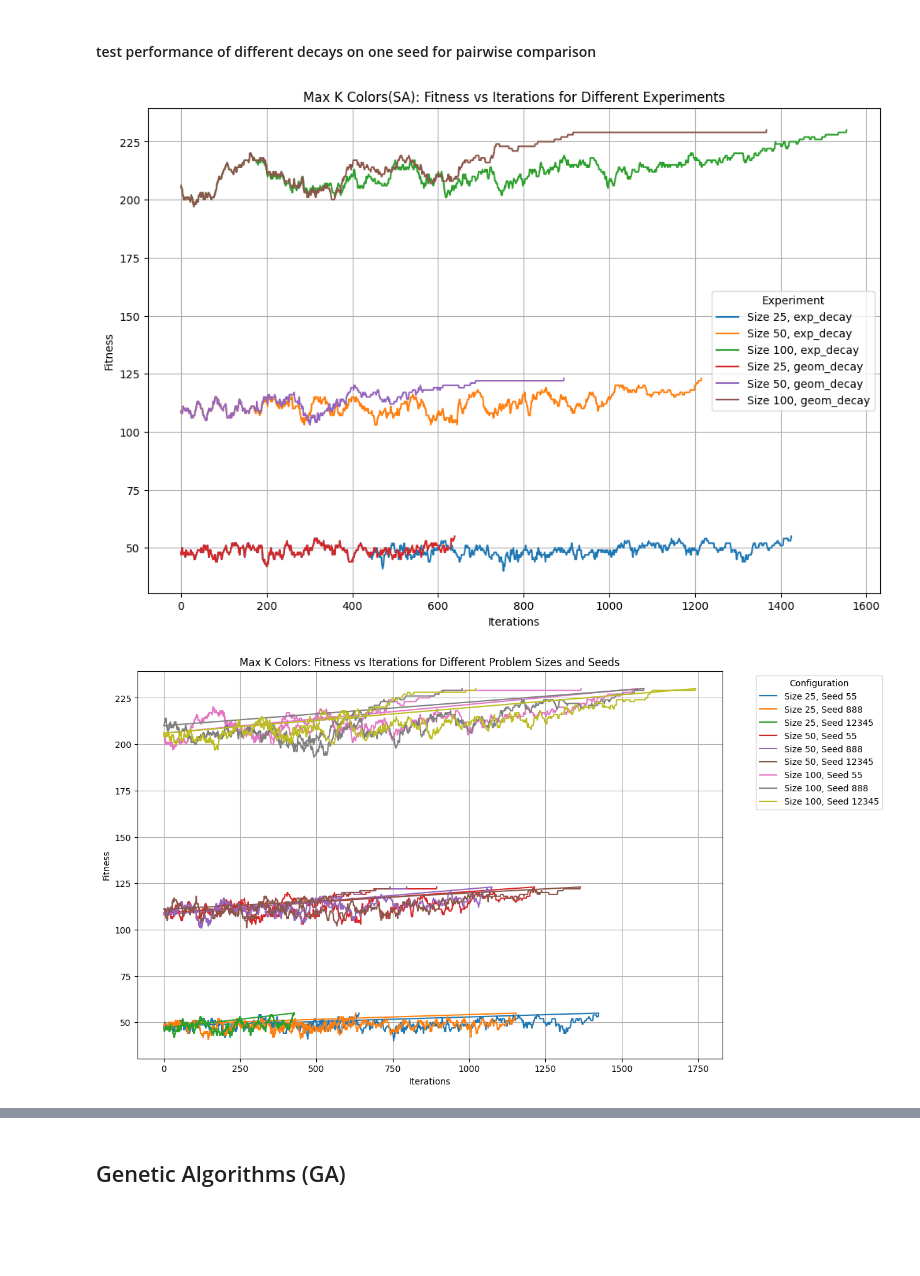
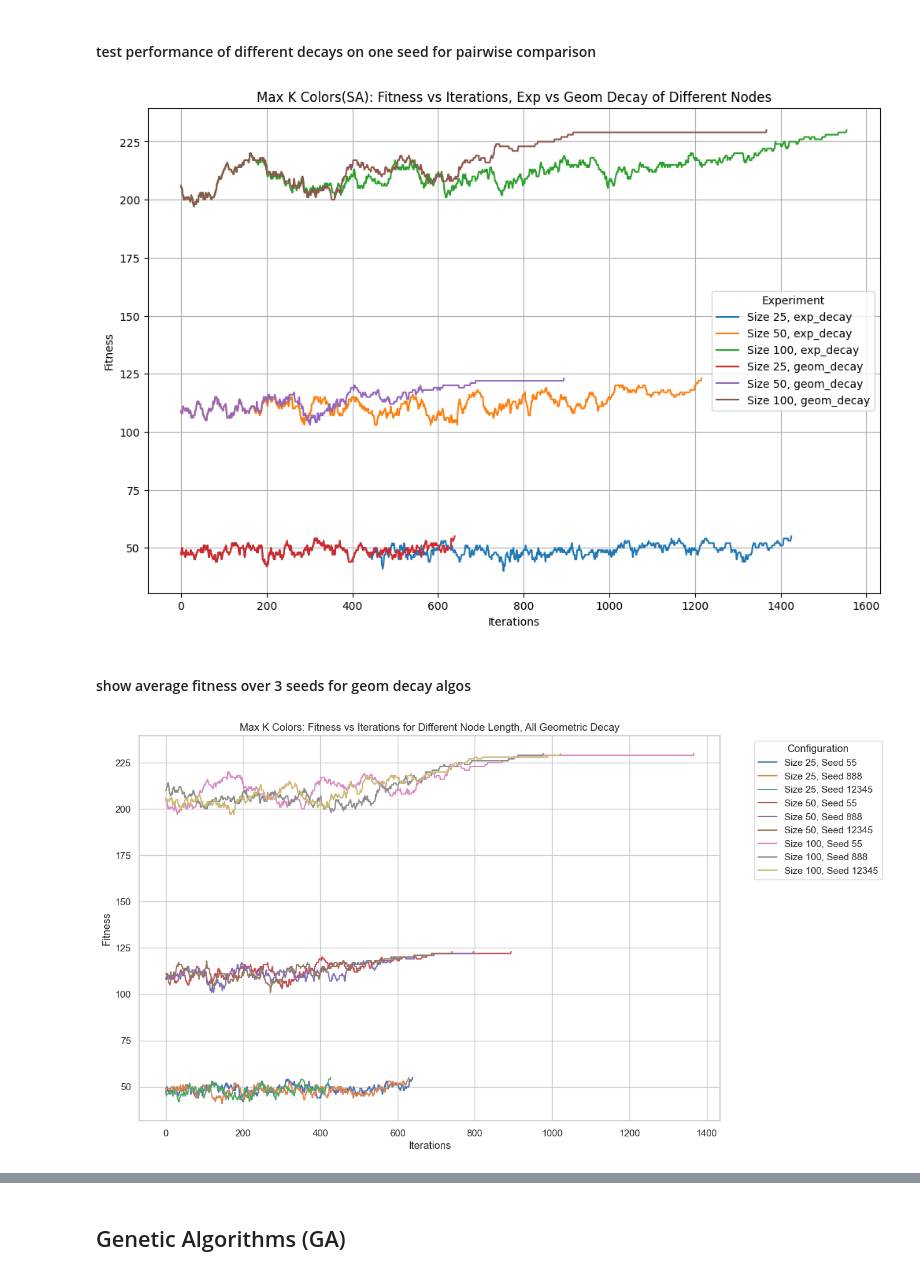
Before and after one commit to melodyyu/cs7641-a2-optimization, a Jupyter notebook: maxKColors_optimization.ipynb, the cells around one changed output, grey strips where cells are left out. Drawn from its saved outputs; the diff is of its cells as text; code cells hidden in the pictures; blank space fills up the shorter version.

Commit message:
graph fitness/iteration of average of 3 seeds for exp and geom decay

```diff
--- a/maxKColors_optimization.ipynb
+++ b/maxKColors_optimization.ipynb
@@ -756,7 +691,7 @@ def plot_fitness_iterations(curves_df):
 
     plt.xlabel('Iterations')
     plt.ylabel('Fitness')
-    plt.title('Max K Colors(SA): Fitness vs Iterations for Different Experiments')
+    plt.title('Max K Colors(SA): Fitness vs Iterations, Exp vs Geom Decay of Different Nodes')
     plt.legend(title='Experiment')
     plt.grid(True)
     plt.show()
@@ -764,4 +699,6 @@ def plot_fitness_iterations(curves_df):
 # Plotting
 plot_fitness_iterations(combined_run_curves)
 # %% [output]
-[figure, old version]
+[figure, new version]
+# %% [markdown]
+#### show average fitness over 3 seeds for geom decay algos
@@ -768,23 +767,23 @@ plot_fitness_iterations(combined_run_curves)
 # %%
-curve_df = pd.read_csv('sa_maxKcolor_experiments_curves.csv')
-stats_df = pd.read_csv('sa_maxKcolor_experiments_stats.csv')
+curve_df = pd.read_csv('sa_maxKcolor_geom_experiments_curves.csv')
+stats_df = pd.read_csv('sa_maxKcolor_geom_experiments_stats.csv')
 
 problem_sizes = [25, 50, 100]
 # %%
 # Plot fitness over iterations for each problem size and seed
 plt.figure(figsize=(12, 8))
 
 for size in problem_sizes:
     for seed in seeds:
         temp_df = curve_df[(curve_df['Problem_Size'] == size) &
                            (curve_df['Seed'] == seed)]
         plt.plot(temp_df['Iteration'], temp_df['Fitness'], label=f'Size {size}, Seed {seed}')
 
 plt.xlabel('Iterations')
 plt.ylabel('Fitness')
-plt.title('Max K Colors: Fitness vs Iterations for Different Problem Sizes and Seeds')
+plt.title('Max K Colors: Fitness vs Iterations for Different Node Length, All Geometric Decay')
 plt.legend(title='Configuration', bbox_to_anchor=(1.05, 1), loc='upper left')
 plt.grid(True)
 plt.show()
 # %% [output]
-[figure, old version]
+[figure, new version]
```
Also changed, not shown: parts of 9 cells of this notebook, 4 other files.
